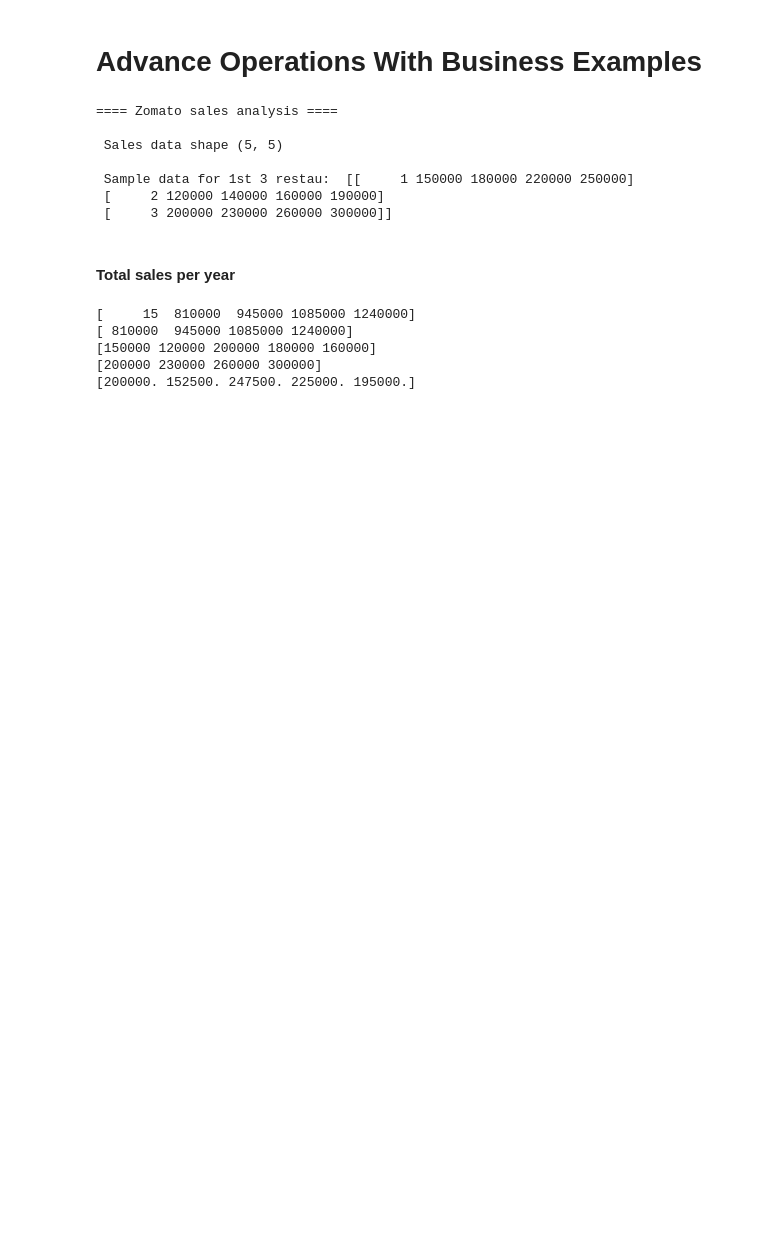
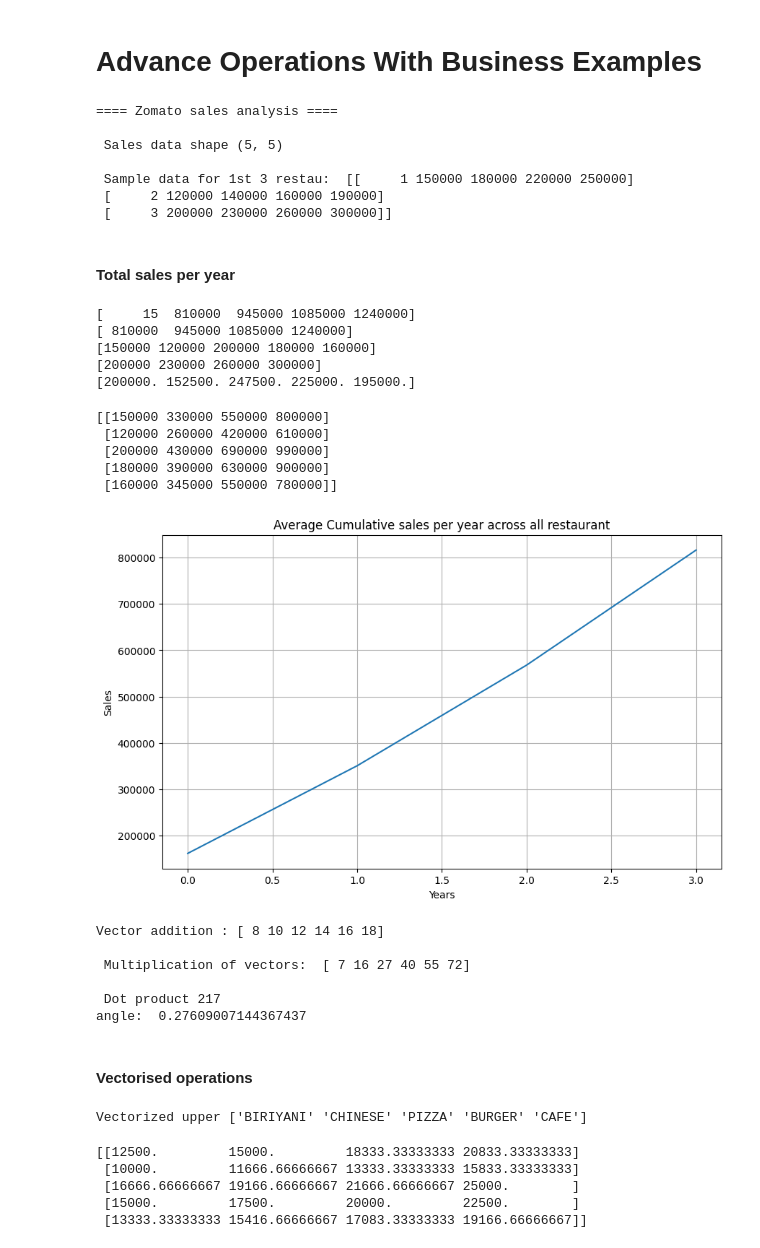
Before and after one commit to Kankana2005/Numpy, a Jupyter notebook: phase3.ipynb, the cells around one changed output. Cells and saved outputs as stored; diff of their text form; code cells hidden in the pictures; blank space fills up the shorter version.

```diff
--- a/phase3.ipynb
+++ b/phase3.ipynb
@@ -49,4 +49,53 @@ print(avg_sales)
 [200000 230000 260000 300000]
 [200000. 152500. 247500. 225000. 195000.]
 # %%
-cumsum = np.
+cumsum = np.cumsum(sales_data[:,1:],axis = 1)
+print(cumsum)
+
+plt.figure(figsize = (10,6))
+plt.plot(np.mean(cumsum,axis = 0))
+plt.title("Average Cumulative sales per year across all restaurant")
+plt.xlabel("Years")
+plt.ylabel("Sales")
+plt.grid(True)
+plt.show()
+# %% [output]
+[[150000 330000 550000 800000]
+ [120000 260000 420000 610000]
+ [200000 430000 690000 990000]
+ [180000 390000 630000 900000]
+ [160000 345000 550000 780000]]
+[figure, added]
+# %%
+vector1 = np.array([1,2,3,4,5,6])
+vector2 = np.array([7,8,9,10,11,12])
+
+print("Vector addition :",vector1+vector2)
+print("\n Multiplication of vectors: ", vector1*vector2)
+print("\n Dot product",np.dot(vector1,vector2))
+angle = np.arccos(np.dot(vector1,vector2) /( np.linalg.norm(vector1)*np.linalg.norm(vector2)))
+print("angle: ",angle)
+# %% [output]
+Vector addition : [ 8 10 12 14 16 18]
+
+ Multiplication of vectors:  [ 7 16 27 40 55 72]
+
+ Dot product 217
+angle:  0.27609007144367437
+# %% [markdown]
+#### Vectorised operations
+# %%
+restaurant_types = np.array(['biriyani','chinese','pizza','burger','cafe'])
+vectorized_upper = np.vectorize(str.upper)
+print("Vectorized upper",vectorized_upper(restaurant_types))
+# %% [output]
+Vectorized upper ['BIRIYANI' 'CHINESE' 'PIZZA' 'BURGER' 'CAFE']
+# %%
+monthly_avg = sales_data[:,1:] /12
+print(monthly_avg)
+# %% [output]
+[[12500.         15000.         18333.33333333 20833.33333333]
+ [10000.         11666.66666667 13333.33333333 15833.33333333]
+ [16666.66666667 19166.66666667 21666.66666667 25000.        ]
+ [15000.         17500.         20000.         22500.        ]
+ [13333.33333333 15416.66666667 17083.33333333 19166.66666667]]
```
Also changed, not shown: 5 other files.
